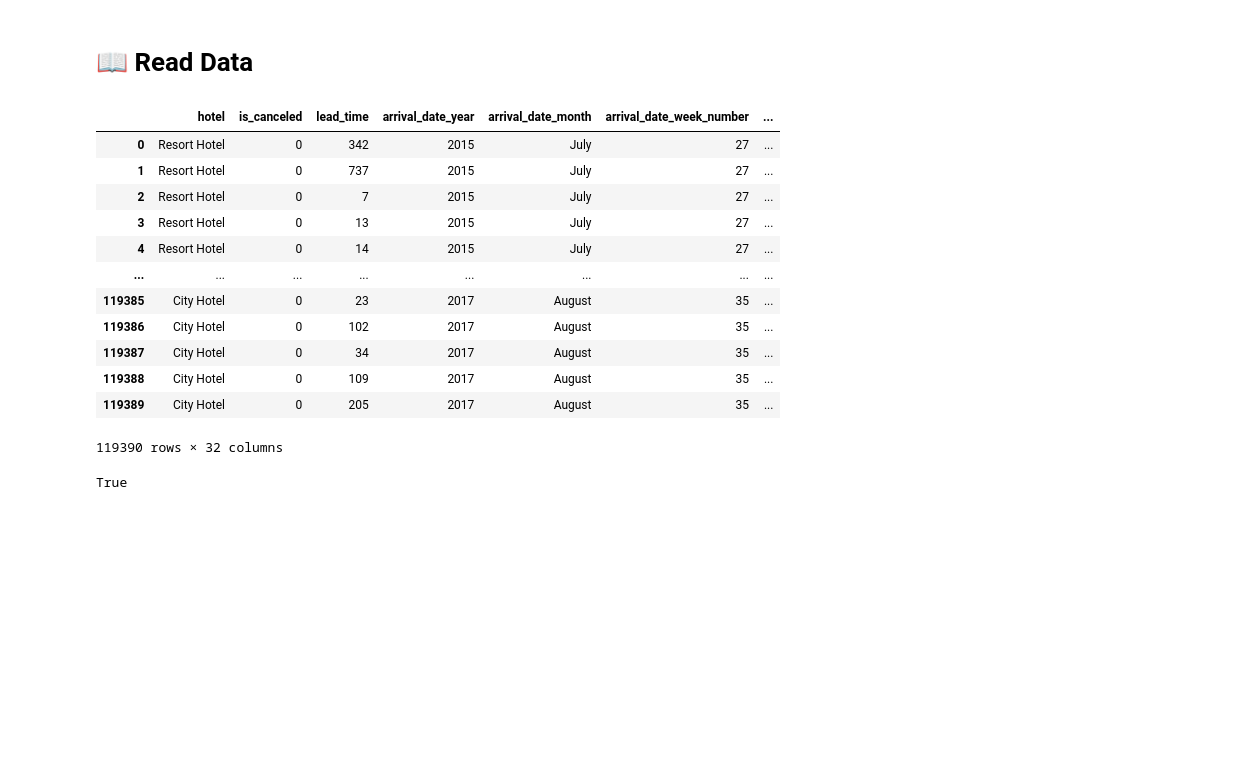
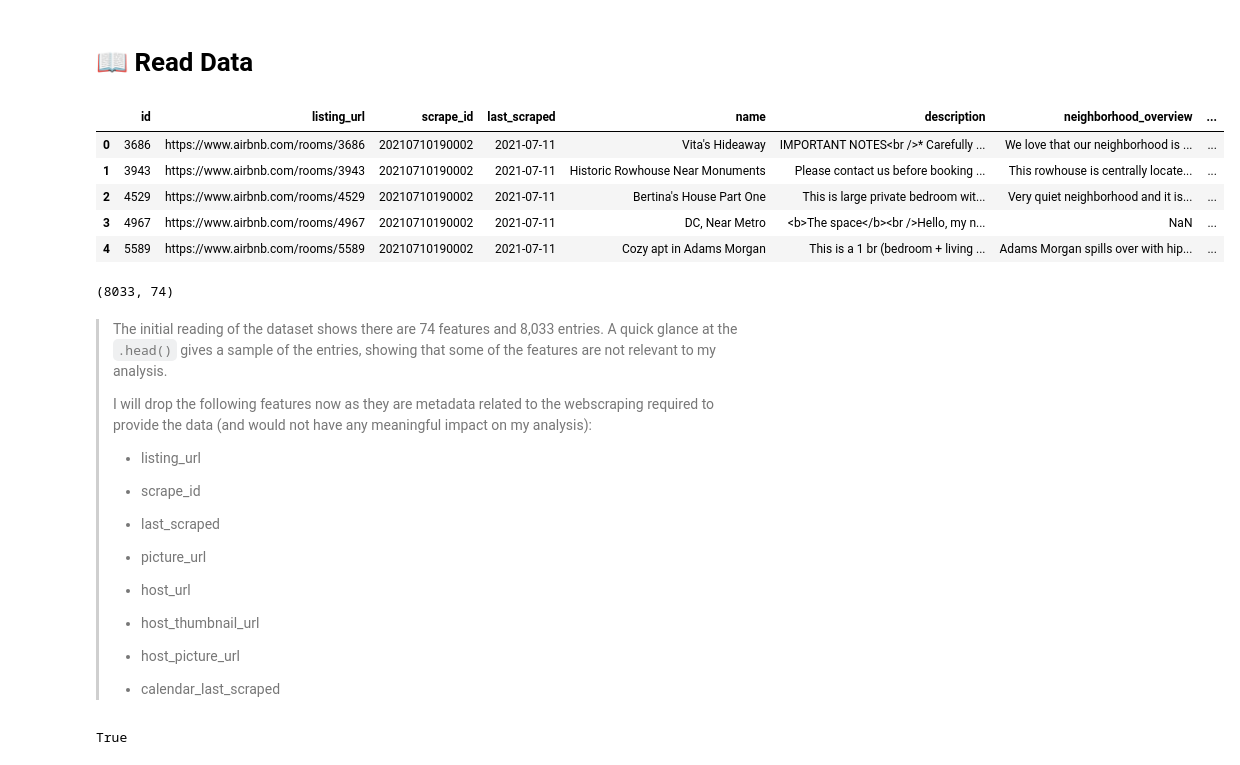
Before and after one commit to BenJMcCarty/Helping_Your_Hosts, a Jupyter notebook: Main.ipynb, the cells around one changed output. Drawn from its saved outputs; the diff is of its cells as text; code cells hidden in the pictures; blank space fills up the shorter version.

```diff
--- a/Main.ipynb
+++ b/Main.ipynb
@@ -98,19 +99,47 @@ set_config(display='diagram')
 # 📖 **Read Data**
 # %%
 ## Reading data and saving to a DataFrame
-df = pd.read_csv('hotel_bookings.csv')
-df
+
+data_link = 'http://data.insideairbnb.com/united-states/dc/washington-dc/2021-07-10/data/listings.csv.gz'
+
+data = pd.read_csv(data_link)
-# %% [output]
-|  | hotel | is_canceled | lead_time | arrival_date_year | arrival_date_month | arrival_date_week_number | ... |
-| 0 | Resort Hotel | 0 | 342 | 2015 | July | 27 | ... |
-| 1 | Resort Hotel | 0 | 737 | 2015 | July | 27 | ... |
-| 2 | Resort Hotel | 0 | 7 | 2015 | July | 27 | ... |
-| 3 | Resort Hotel | 0 | 13 | 2015 | July | 27 | ... |
-| 4 | Resort Hotel | 0 | 14 | 2015 | July | 27 | ... |
-| ... | ... | ... | ... | ... | ... | ... | ... |
-| 119385 | City Hotel | 0 | 23 | 2017 | August | 35 | ... |
-| 119386 | City Hotel | 0 | 102 | 2017 | August | 35 | ... |
-| 119387 | City Hotel | 0 | 34 | 2017 | August | 35 | ... |
-| 119388 | City Hotel | 0 | 109 | 2017 | August | 35 | ... |
-| 119389 | City Hotel | 0 | 205 | 2017 | August | 35 | ... |
-119390 rows × 32 columns
+# %%
+data.head(5)
+# %% [output]
+|  | id | listing_url | scrape_id | last_scraped | name | description | neighborhood_overview | ... |
+| 0 | 3686 | https://www.airbnb.com/rooms/3686 | 20210710190002 | 2021-07-11 | Vita's Hideaway | IMPORTANT NOTES<br />* Carefully ... | We love that our neighborhood is ... | ... |
+| 1 | 3943 | https://www.airbnb.com/rooms/3943 | 20210710190002 | 2021-07-11 | Historic Rowhouse Near Monuments | Please contact us before booking ... | This rowhouse is centrally locate... | ... |
+| 2 | 4529 | https://www.airbnb.com/rooms/4529 | 20210710190002 | 2021-07-11 | Bertina's House Part One | This is large private bedroom wit... | Very quiet neighborhood and it is... | ... |
+| 3 | 4967 | https://www.airbnb.com/rooms/4967 | 20210710190002 | 2021-07-11 | DC, Near Metro | <b>The space</b><br />Hello, my n... | NaN | ... |
+| 4 | 5589 | https://www.airbnb.com/rooms/5589 | 20210710190002 | 2021-07-11 | Cozy apt in Adams Morgan | This is a 1 br (bedroom + living ... | Adams Morgan spills over with hip... | ... |
+# %%
+data.shape
+# %% [output]
+(8033, 74)
+# %% [markdown]
+> The initial reading of the dataset shows there are 74 features and 8,033 entries. A quick glance at the `.head()` gives a sample of the entries, showing that some of the features are not relevant to my analysis.
+>
+> I will drop the following features now as they are metadata related to the webscraping required to provide the data (and would not have any meaningful impact on my analysis):
+>
+>* listing_url
+>
+>
+>* scrape_id
+>
+>
+>* last_scraped
+>
+>
+>* picture_url
+>
+>
+>* host_url
+>
+>
+>* host_thumbnail_url
+>
+>
+>* host_picture_url
+>
+>
+>* calendar_last_scraped
```
Also changed, not shown: parts of 16 cells of this notebook, 1 other file.
